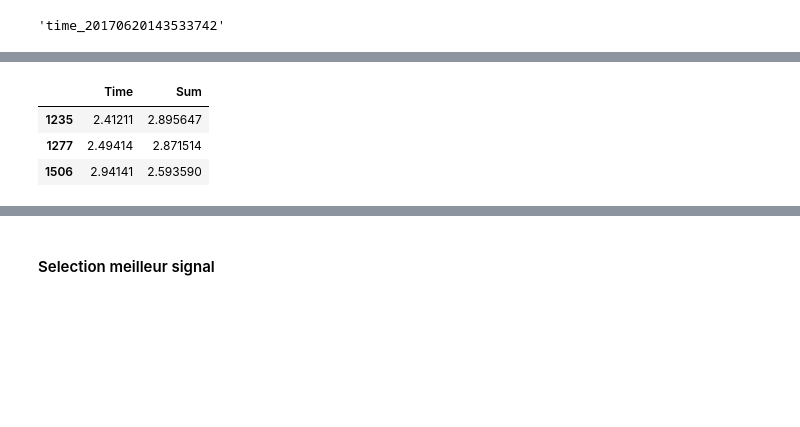
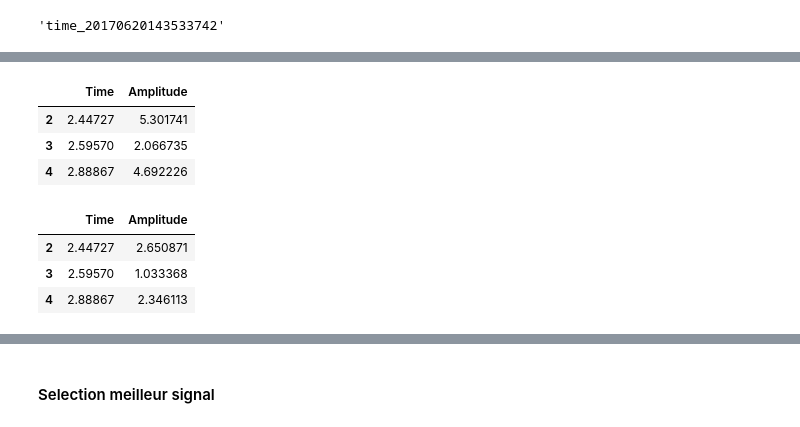
Before and after one commit to brouailalexandre/pesage-par-pont, a Jupyter notebook: Jupyter notebook/Conversion fichier txt.ipynb, the cells around one changed output, grey strips where cells are left out. Cells and saved outputs as stored; diff of their text form; code cells hidden in the pictures; blank space fills up the shorter version.

```diff
--- a/Jupyter notebook/Conversion fichier txt.ipynb
+++ b/Jupyter notebook/Conversion fichier txt.ipynb
@@ -46,6 +44,7 @@ siwim_sig = list_multiple_var('A0', var_to=9) + list_multiple_var('A', 10, 21)
 # %%
 # Récupération des signaux
-signaux = recover_sig('../Millau/Resultats\\2017-06-20-hh-mm-ss\\2017-06-20-00-mm-ss\\2017-06-20-00-33-07-871.txt', siwim_sig)
+siwim_sig = list_multiple_var('A0', var_to=9) + list_multiple_var('A', 10, 21)
+signaux = recover_sig('../Millau/Resultats\\2017-06-20-hh-mm-ss\\2017-06-20-00-mm-ss\\2017-06-20-00-03-41-144.txt', siwim_sig)
 
 # Somme des signaux
 signaux = somme_signaux(signaux)
@@ -119,7 +68,0 @@ for index, row in middle.iterrows():
-# %%
-test
-# %% [output]
-|  | Time | Sum |
-| 1235 | 2.41211 | 2.895647 |
-| 1277 | 2.49414 | 2.871514 |
-| 1506 | 2.94141 | 2.593590 |
@@ -125,0 +112,7 @@ test
+# %%
+min_max_separation(signaux, pics)[1]
+# %% [output]
+|  | Time | Amplitude |
+| 2 | 2.44727 | 5.301741 |
+| 3 | 2.59570 | 2.066735 |
+| 4 | 2.88867 | 4.692226 |
@@ -125,0 +124,8 @@ test
+# %%
+middle = calcultate_middle(signaux, pics)
+middle
+# %% [output]
+|  | Time | Amplitude |
+| 2 | 2.44727 | 2.650871 |
+| 3 | 2.59570 | 1.033368 |
+| 4 | 2.88867 | 2.346113 |
```
Also changed, not shown: parts of 17 cells of this notebook, 2 other files.
